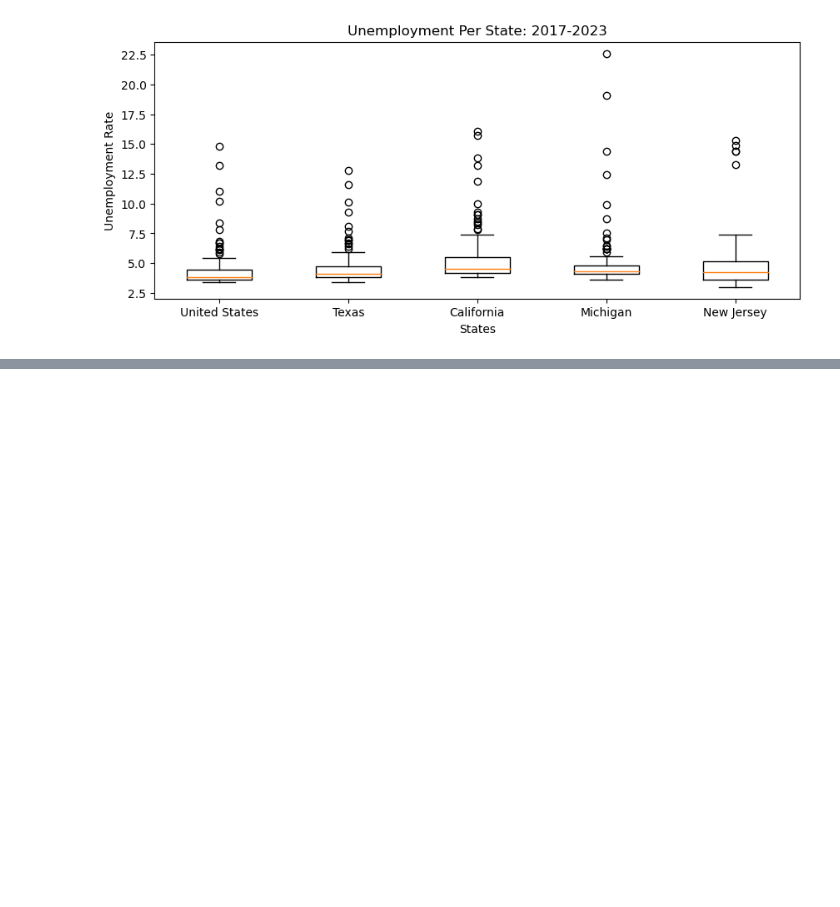
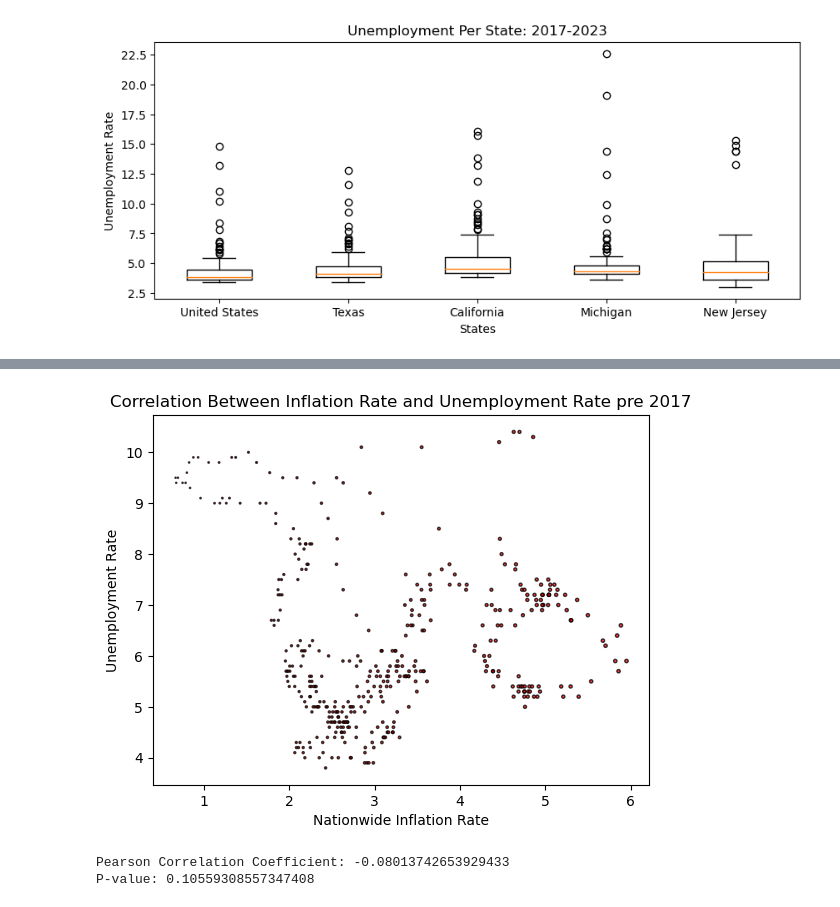
Before and after one commit to ElZackoGrande/Project1_Group2, a Jupyter notebook: Joel_Fred_Data_clean/Working Dataframe through Fred - NO API-Copy1.ipynb, the cells around one changed output, grey strips where cells are left out. Saved outputs shown, nothing was run; the diff lists cells and outputs as text; code cells hidden in the pictures; blank space fills up the shorter version.

```diff
--- a/Joel_Fred_Data_clean/Working Dataframe through Fred - NO API-Copy1.ipynb
+++ b/Joel_Fred_Data_clean/Working Dataframe through Fred - NO API-Copy1.ipynb
@@ -266,0 +338,3 @@ plt.savefig("US-StateUnemp17-23")
+# %%
+merged_before = merged[(merged['DATE'] <= '2017-01-01')]
+merged_before
@@ -266,0 +355,17 @@ plt.savefig("US-StateUnemp17-23")
+# %%
+plt.scatter(merged_before['Nationwide Inflation Rate'], merged_before['UNRATE'], marker="o", facecolors="red", edgecolors="black",
+            s=merged_before['Nationwide Inflation Rate'], alpha=0.75)
+plt.title("Correlation Between Inflation Rate and Unemployment Rate pre 2017")
+plt.ylabel("Unemployment Rate")
+plt.xlabel("Nationwide Inflation Rate")
+plt.savefig("Correlation_Unemployment_inflation_pre2017.png")
+plt.show()
+# %% [output]
+[figure, added]
+# %%
+corr_coeff2, p_value2 = pearsonr(merged_before['Nationwide Inflation Rate'], merged_before['UNRATE'])
+print(f"Pearson Correlation Coefficient: {corr_coeff2}")
+print(f"P-value: {p_value2}")
+# %% [output]
+Pearson Correlation Coefficient: -0.08013742653929433
+P-value: 0.10559308557347408
```
Also changed, not shown: parts of 13 cells of this notebook, 10 other files.
